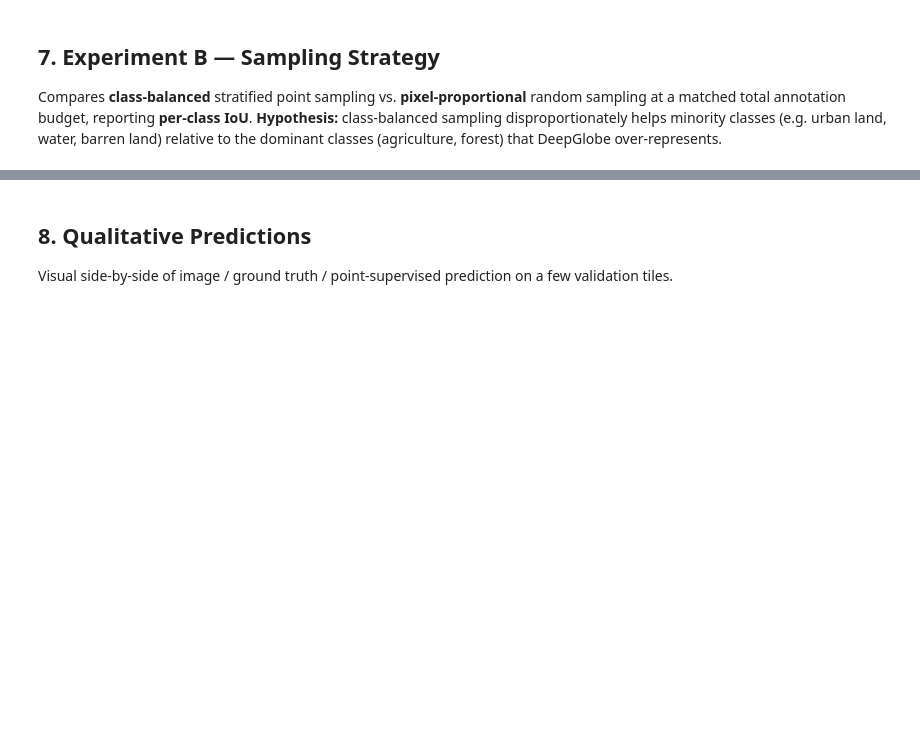
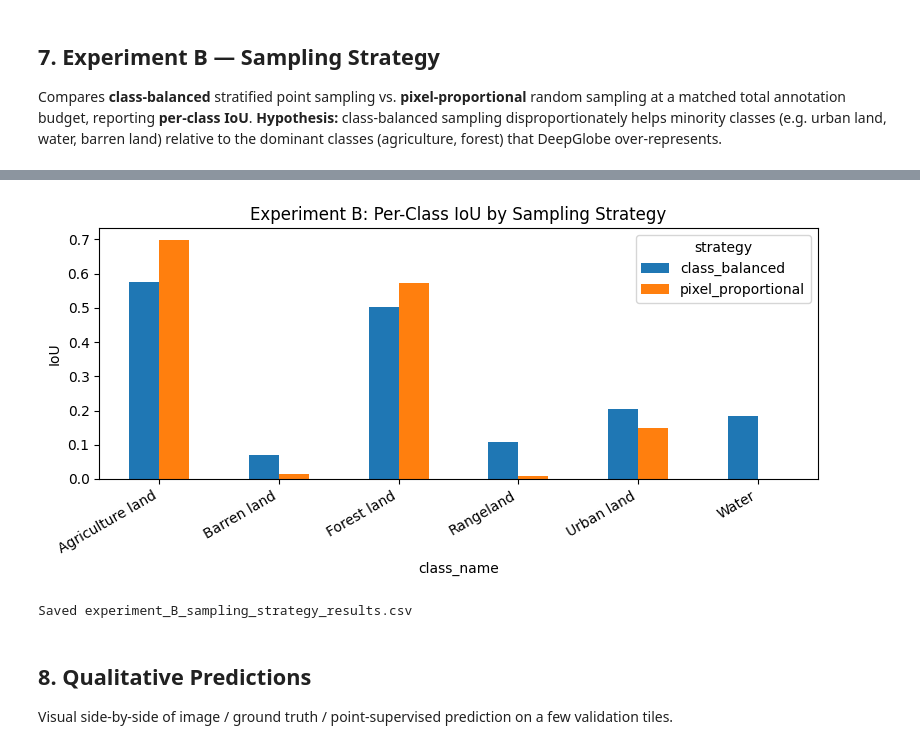
Before and after one commit to huzaifa1-0/Point-Supervised-Segmentation-with-Partial-Cross-Entropy-Loss, a Jupyter notebook: notebooks/DeepGlobe_PartialCE.ipynb, the cells around one changed output, grey strips where cells are left out. Saved outputs shown, nothing was run; the diff lists cells and outputs as text; code cells hidden in the pictures; blank space fills up the shorter version.

```diff
--- a/notebooks/DeepGlobe_PartialCE.ipynb
+++ b/notebooks/DeepGlobe_PartialCE.ipynb
@@ -61,13 +90,18 @@ every step below runs correctly before pointing at the real ~2.9 GB Kaggle downl
 # %%
 USE_SYNTHETIC_DATA = False     # <-- set False once you've downloaded the real dataset
-    "DATA_ROOT = r\"u:\\assesment\\DeepGlobe Land Cover Classification Dataset\"  # <-- point at real DeepGlobe folder when USE_SYNTHETIC_DATA=False\n",
+DATA_ROOT = r"/kaggle/input/datasets/balraj98/deepglobe-land-cover-classification-dataset"  # <-- point at real DeepGlobe folder when USE_SYNTHETIC_DATA=False
 TILE_SIZE = 512                # 512 recommended for the real 2448x2448 images; smaller here for speed
 
 if USE_SYNTHETIC_DATA and not os.path.exists(os.path.join(DATA_ROOT, "images")):
     from make_synthetic_data import generate_dataset
     generate_dataset(DATA_ROOT, n_images=8, size=600)
 
-image_dir = os.path.join(DATA_ROOT, "images")
-mask_dir = os.path.join(DATA_ROOT, "masks")
-image_files = sorted(os.listdir(image_dir))
+if USE_SYNTHETIC_DATA:
+    image_dir = os.path.join(DATA_ROOT, "images")
+    mask_dir = os.path.join(DATA_ROOT, "masks")
+else:
+    image_dir = os.path.join(DATA_ROOT, "train")
+    mask_dir = os.path.join(DATA_ROOT, "train")
+
+image_files = sorted([f for f in os.listdir(image_dir) if f.endswith("_sat.jpg")])
 print(f"Found {len(image_files)} source images in {image_dir}")
@@ -85,19 +121,25 @@ from PIL import Image
 def load_pair(img_name):
     stem = img_name.split("_sat")[0]
     img = np.array(Image.open(os.path.join(image_dir, img_name)).convert("RGB"))
-    mask_name = [f for f in os.listdir(mask_dir) if f.startswith(stem)][0]
+    mask_name = [f for f in os.listdir(mask_dir) if f.startswith(stem) and f.endswith("_mask.png")][0]
     mask_rgb = np.array(Image.open(os.path.join(mask_dir, mask_name)).convert("RGB"))
     class_id_mask = rgb_mask_to_class_id(mask_rgb)
     return img, class_id_mask
 
+# To prevent Out-Of-Memory crashes, we limit the dataset to 60 images
+# which will generate ~1,500 tiles (fits comfortably in most RAM)
+subset = image_files[:60]
+
 # 70/15/15 split at the SOURCE-IMAGE level
-n = len(image_files)
+n = len(subset)
 n_train = max(1, int(0.7 * n))
 n_val = max(1, int(0.15 * n))
-train_files = image_files[:n_train]
-val_files = image_files[n_train:n_train + n_val]
-test_files = image_files[n_train + n_val:]
+
+train_files = subset[:n_train]
+val_files = subset[n_train:n_train + n_val]
+test_files = subset[n_train + n_val:]
 print(f"source images -> train={len(train_files)} val={len(val_files)} test={len(test_files)}")
+
 
 def build_tiles(file_list):
     tiles = []
@@ -163,8 +214,8 @@ Trains two models on identical data/architecture:
 Adjust `EPOCHS` upward for real runs — kept small here for fast iteration /
 notebook smoke-testing.
 # %%
-EPOCHS = 30
-BATCH_SIZE = 4
+EPOCHS = 2
+BATCH_SIZE = 10
 ENCODER = "resnet34"
 N_POINTS_PER_CLASS = 20
 
@@ -236,7 +304,7 @@ approaches the full-supervision upper bound.
 > Reduce `EPOCHS`/`point_counts` further for a quick notebook run; use the full
 > range for the actual report results.
 # %%
-exp_config = TrainConfig(epochs=30, lr=1e-3, batch_size=BATCH_SIZE, num_workers=0, device=train_config.device)
+exp_config = TrainConfig(epochs=3, lr=1e-3, batch_size=BATCH_SIZE, num_workers=0, device=train_config.device)
 
 df_density = run_point_density_experiment(
     train_tiles, val_tiles,
@@ -278,14 +405,19 @@ df_strategy
 # %%
 pivot = df_strategy[df_strategy["class_name"] != "MEAN (mIoU)"].pivot(
     index="class_name", columns="strategy", values="iou"
 )
 pivot.plot(kind="bar", figsize=(8, 4))
 plt.ylabel("IoU"); plt.title("Experiment B: Per-Class IoU by Sampling Strategy")
 plt.xticks(rotation=30, ha="right")
 plt.tight_layout(); plt.show()
 
-df_strategy.to_csv("../experiment_B_sampling_strategy_results.csv", index=False)
+# Change this line:
+df_strategy.to_csv("experiment_B_sampling_strategy_results.csv", index=False)
+
 print("Saved experiment_B_sampling_strategy_results.csv")
+# %% [output]
+[figure, added]
+Saved experiment_B_sampling_strategy_results.csv
 # %% [markdown]
 ## 8. Qualitative Predictions
 
```
Also changed, not shown: parts of 14 cells of this notebook, 4 other files.
